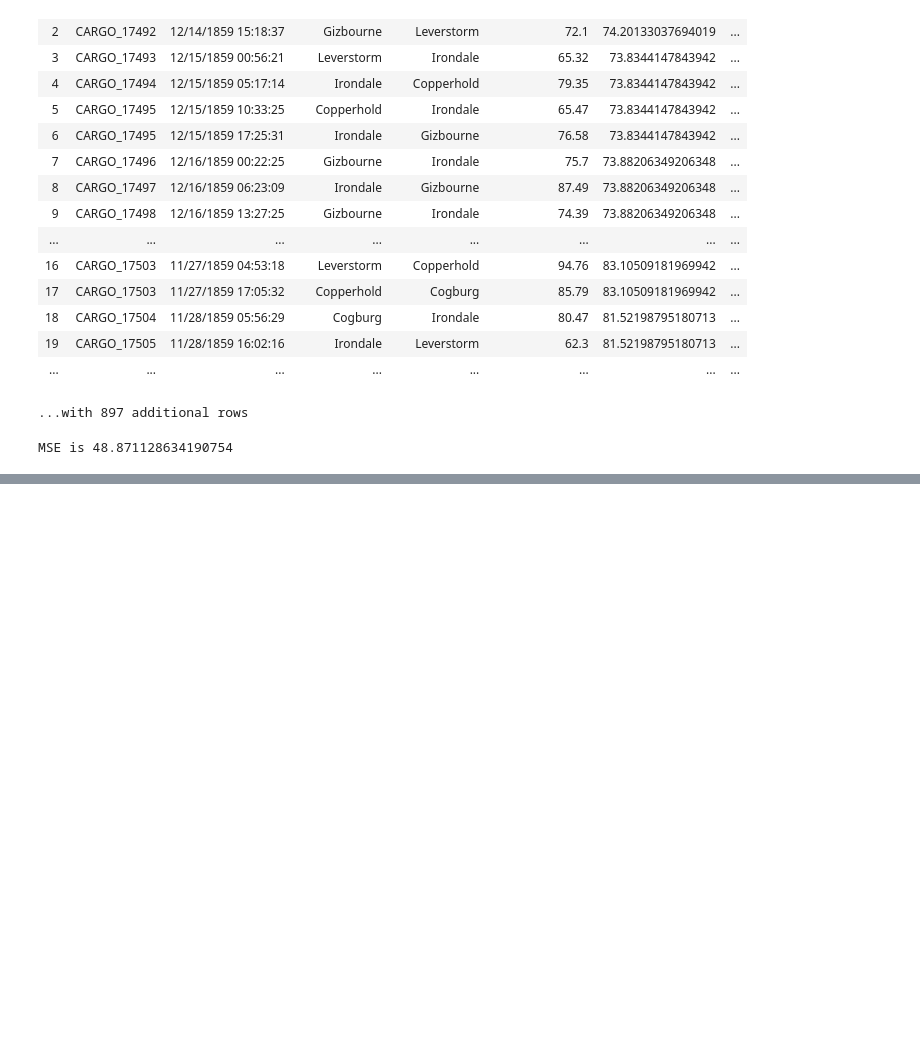
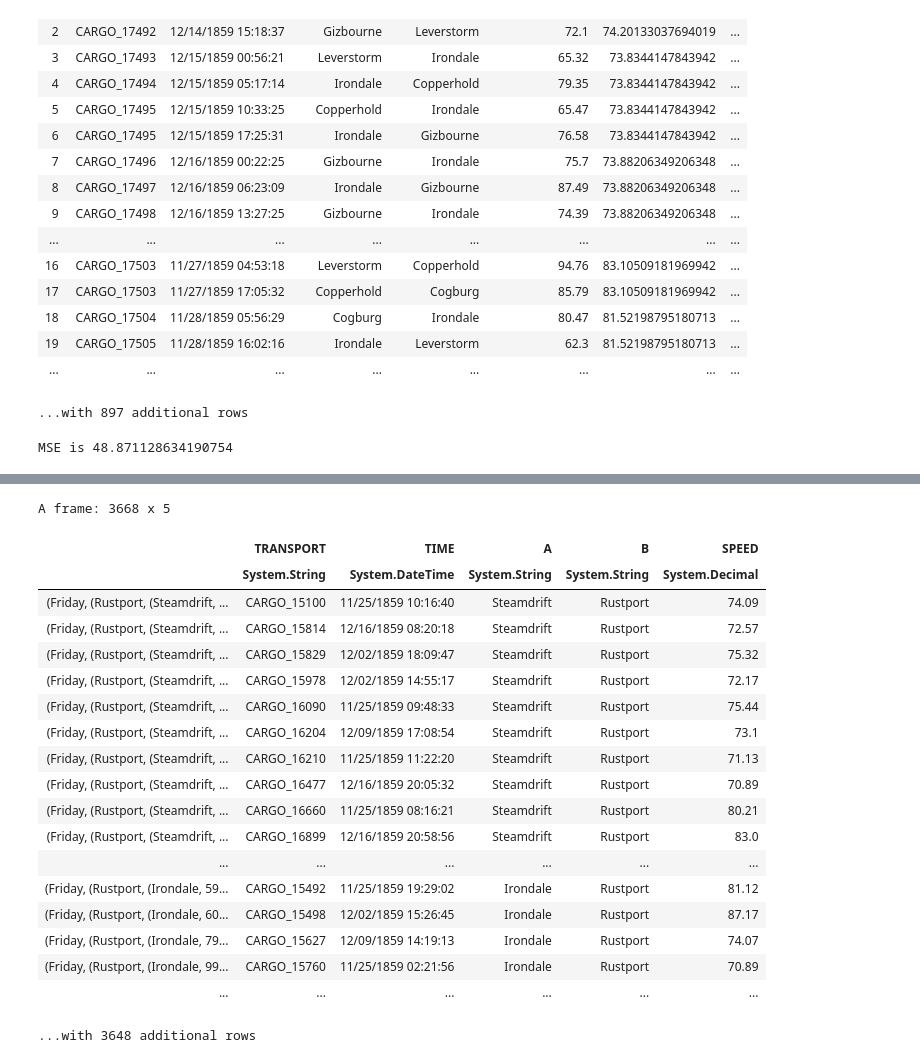
Before and after one commit to oscarsommerer/TransportTycoon, a Jupyter notebook: 23/23.ipynb, the cells around one changed output, grey strips where cells are left out. Cells and saved outputs as stored; diff of their text form; code cells hidden in the pictures; blank space fills up the shorter version.

```diff
--- a/23/23.ipynb
+++ b/23/23.ipynb
@@ -269,2 +270,32 @@ plotAll ordered
 # %% [output]
 [interactive output not drawn]
+# %%
+let groupedByJourneyAndDay : Frame<(DayOfWeek * (string * (string * int))), string> =
+    df
+    |> Frame.sortRowsBy "TIME" (fun v -> v)
+    |> Frame.groupRowsBy "A"
+    |> Frame.groupRowsBy "B"
+    |> Frame.groupRowsUsing (fun _ row -> row.GetAs<DateTime>("TIME").DayOfWeek)
+
+groupedByJourneyAndDay
+# %% [output]
+A frame: 3668 x 5
+|  | TRANSPORT | TIME | A | B | SPEED |
+|  | System.String | System.DateTime | System.String | System.String | System.Decimal |
+| (Friday, (Rustport, (Steamdrift, ... | CARGO_15100 | 11/25/1859 10:16:40 | Steamdrift | Rustport | 74.09 |
+| (Friday, (Rustport, (Steamdrift, ... | CARGO_15814 | 12/16/1859 08:20:18 | Steamdrift | Rustport | 72.57 |
+| (Friday, (Rustport, (Steamdrift, ... | CARGO_15829 | 12/02/1859 18:09:47 | Steamdrift | Rustport | 75.32 |
+| (Friday, (Rustport, (Steamdrift, ... | CARGO_15978 | 12/02/1859 14:55:17 | Steamdrift | Rustport | 72.17 |
+| (Friday, (Rustport, (Steamdrift, ... | CARGO_16090 | 11/25/1859 09:48:33 | Steamdrift | Rustport | 75.44 |
+| (Friday, (Rustport, (Steamdrift, ... | CARGO_16204 | 12/09/1859 17:08:54 | Steamdrift | Rustport | 73.1 |
+| (Friday, (Rustport, (Steamdrift, ... | CARGO_16210 | 11/25/1859 11:22:20 | Steamdrift | Rustport | 71.13 |
+| (Friday, (Rustport, (Steamdrift, ... | CARGO_16477 | 12/16/1859 20:05:32 | Steamdrift | Rustport | 70.89 |
+| (Friday, (Rustport, (Steamdrift, ... | CARGO_16660 | 11/25/1859 08:16:21 | Steamdrift | Rustport | 80.21 |
+| (Friday, (Rustport, (Steamdrift, ... | CARGO_16899 | 12/16/1859 20:58:56 | Steamdrift | Rustport | 83.0 |
+| ... | ... | ... | ... | ... | ... |
+| (Friday, (Rustport, (Irondale, 59... | CARGO_15492 | 11/25/1859 19:29:02 | Irondale | Rustport | 81.12 |
+| (Friday, (Rustport, (Irondale, 60... | CARGO_15498 | 12/02/1859 15:26:45 | Irondale | Rustport | 87.17 |
+| (Friday, (Rustport, (Irondale, 79... | CARGO_15627 | 12/09/1859 14:19:13 | Irondale | Rustport | 74.07 |
+| (Friday, (Rustport, (Irondale, 99... | CARGO_15760 | 11/25/1859 02:21:56 | Irondale | Rustport | 70.89 |
+| ... | ... | ... | ... | ... | ... |
+...with 3648 additional rows
```
Also changed, not shown: parts of 7 cells of this notebook.
